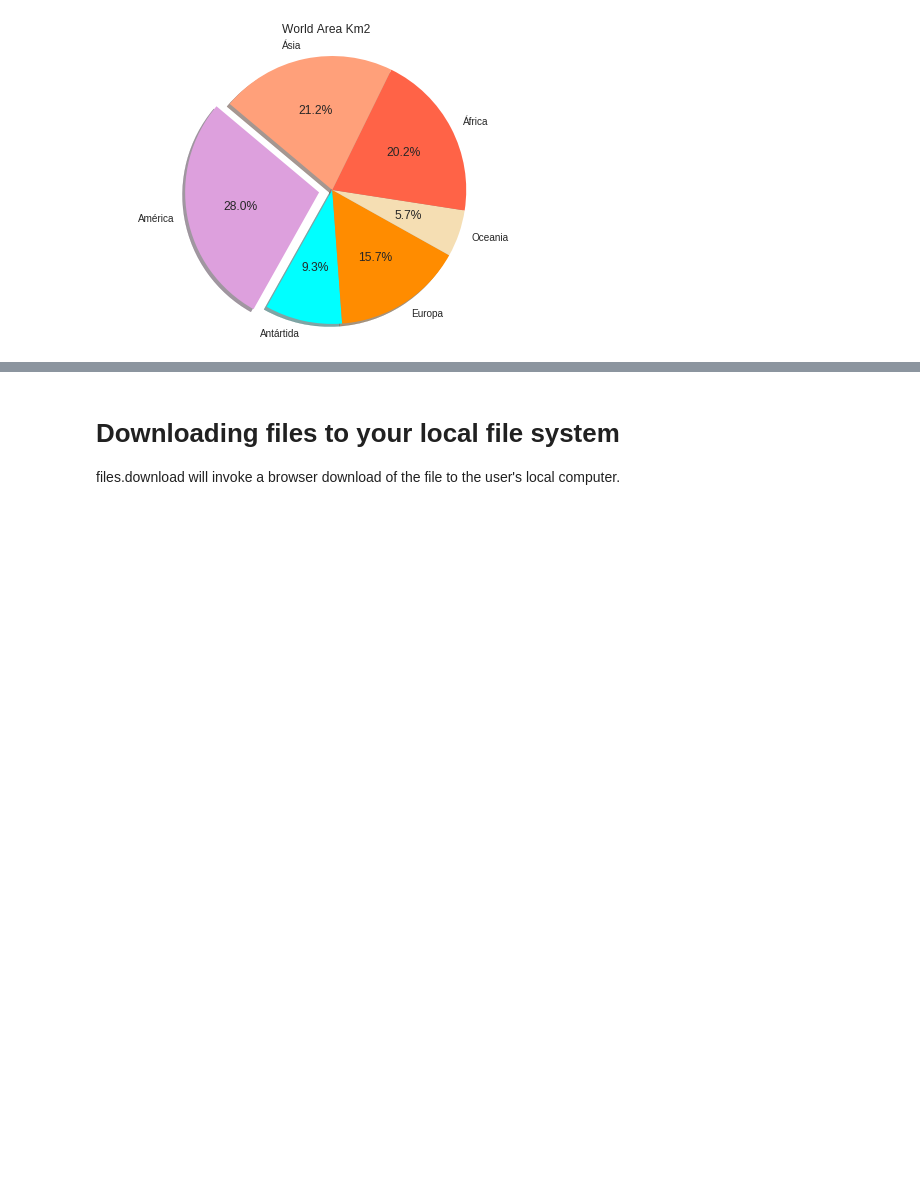
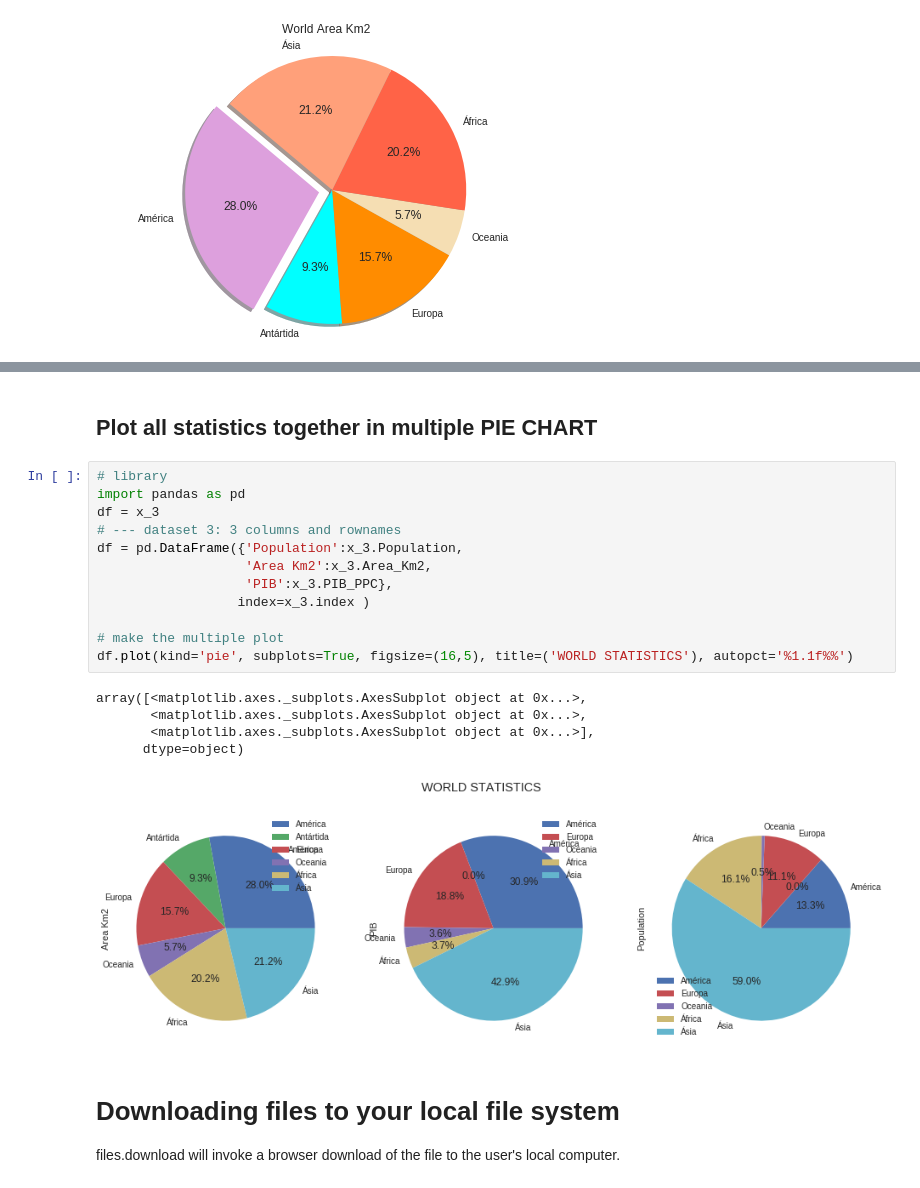
Before and after one commit to MRobalinho/Using_colab_research_Google, a Jupyter notebook: Upload_Local_File.ipynb, the cells around one changed output, grey strips where cells are left out. Saved outputs shown, nothing was run; the diff lists cells and outputs as text; blank space fills up the shorter version.

```diff
--- a/Upload_Local_File.ipynb
+++ b/Upload_Local_File.ipynb
@@ -139,3 +152,23 @@ plt.show()
+# %% [markdown]
+## Plot all statistics together in multiple PIE CHART
+# %%
+# library
+import pandas as pd
+df = x_3
+# --- dataset 3: 3 columns and rownames
+df = pd.DataFrame({'Population':x_3.Population,
+                   'Area Km2':x_3.Area_Km2,
+                   'PIB':x_3.PIB_PPC},
+                  index=x_3.index )
+
+# make the multiple plot
+df.plot(kind='pie', subplots=True, figsize=(16,5), title=('WORLD STATISTICS'), autopct='%1.1f%%')
+# %% [output]
+array([<matplotlib.axes._subplots.AxesSubplot object at 0x...>,
+       <matplotlib.axes._subplots.AxesSubplot object at 0x...>,
+       <matplotlib.axes._subplots.AxesSubplot object at 0x...>],
+      dtype=object)
+[figure, added]
 # %% [markdown]
 # Downloading files to your local file system
 files.download will invoke a browser download of the file to the user's local computer.
```
Also changed, not shown: parts of 6 cells of this notebook.
